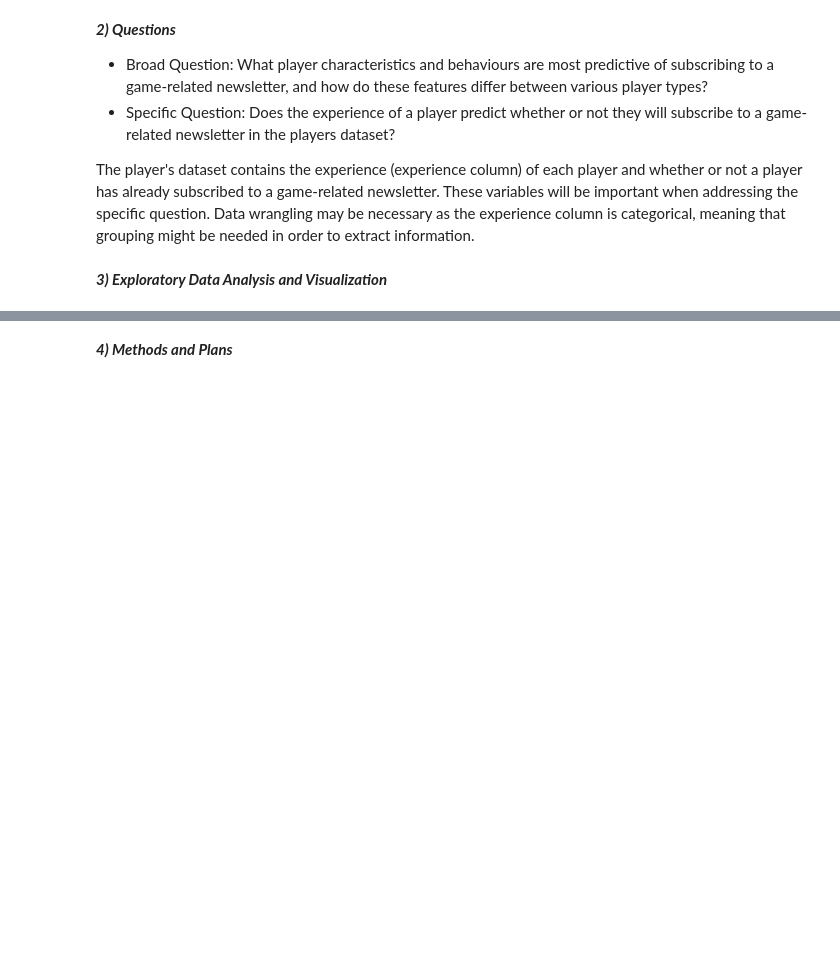
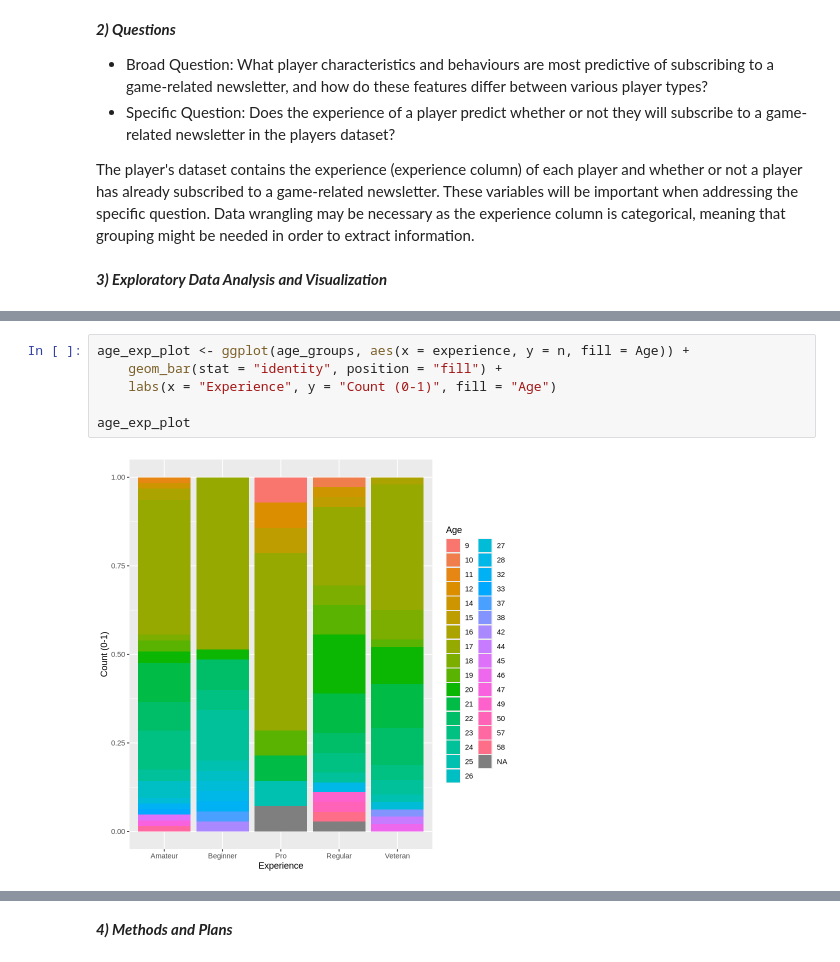
Before and after one commit to annhuynhh/individual_planning_project, a Jupyter notebook: huynh_individual_planning.ipynb, the cells around one changed output, grey strips where cells are left out. Saved outputs shown, nothing was run; the diff lists cells and outputs as text; blank space fills up the shorter version.

```diff
--- a/huynh_individual_planning.ipynb
+++ b/huynh_individual_planning.ipynb
@@ -121,0 +126,8 @@ A tibble: 2 × 2
+# %%
+age_exp_plot <- ggplot(age_groups, aes(x = experience, y = n, fill = Age)) +
+    geom_bar(stat = "identity", position = "fill") +
+    labs(x = "Experience", y = "Count (0-1)", fill = "Age")
+
+age_exp_plot
+# %% [output]
+[figure, added]
```
Also changed, not shown: parts of 4 cells of this notebook.
